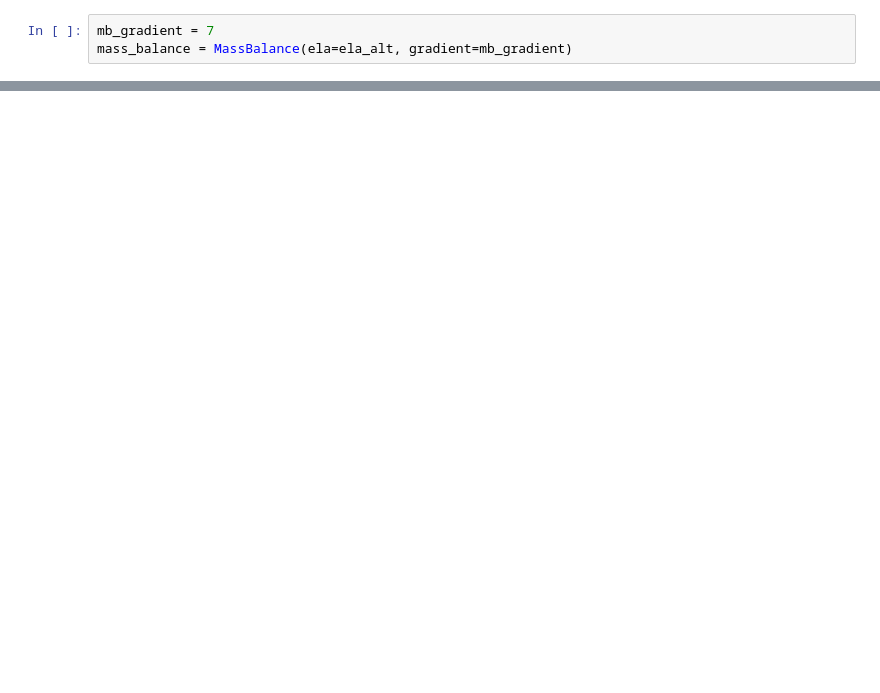
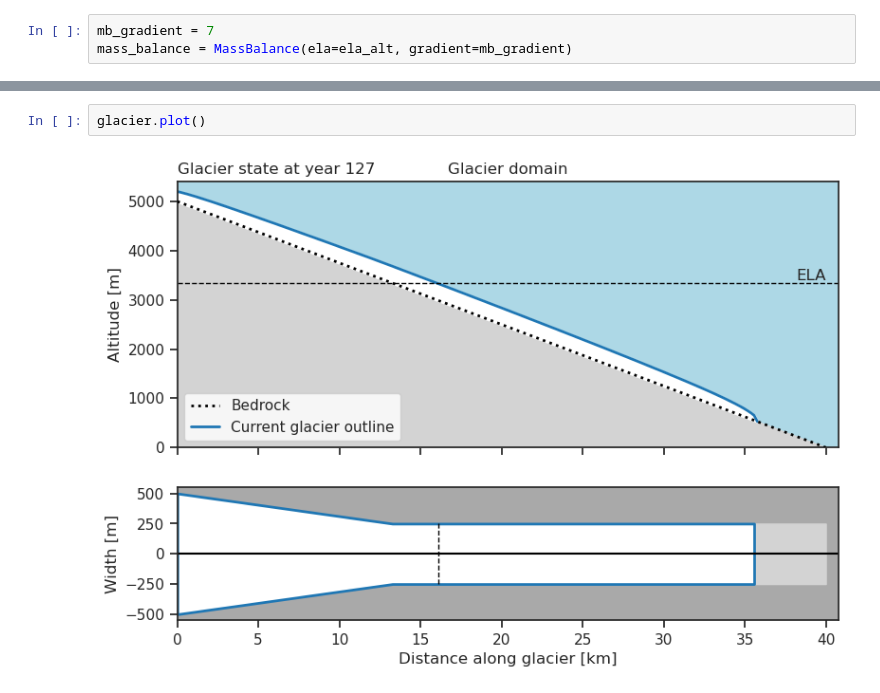
Before and after one commit to tgoelles/Modellieren-in-der-Physischen-Geographie, a Jupyter notebook: 05_sensitivity_validation.ipynb, the cells around one changed output, grey strips where cells are left out. Cells and saved outputs as stored; diff of their text form; blank space fills up the shorter version.

```diff
--- a/05_sensitivity_validation.ipynb
+++ b/05_sensitivity_validation.ipynb
@@ -40,0 +63,4 @@ now investigate the sensitivity to the mb_gradiient
+# %%
+glacier.plot()
+# %% [output]
+[figure, added]
```
Also changed, not shown: parts of 45 cells of this notebook.
